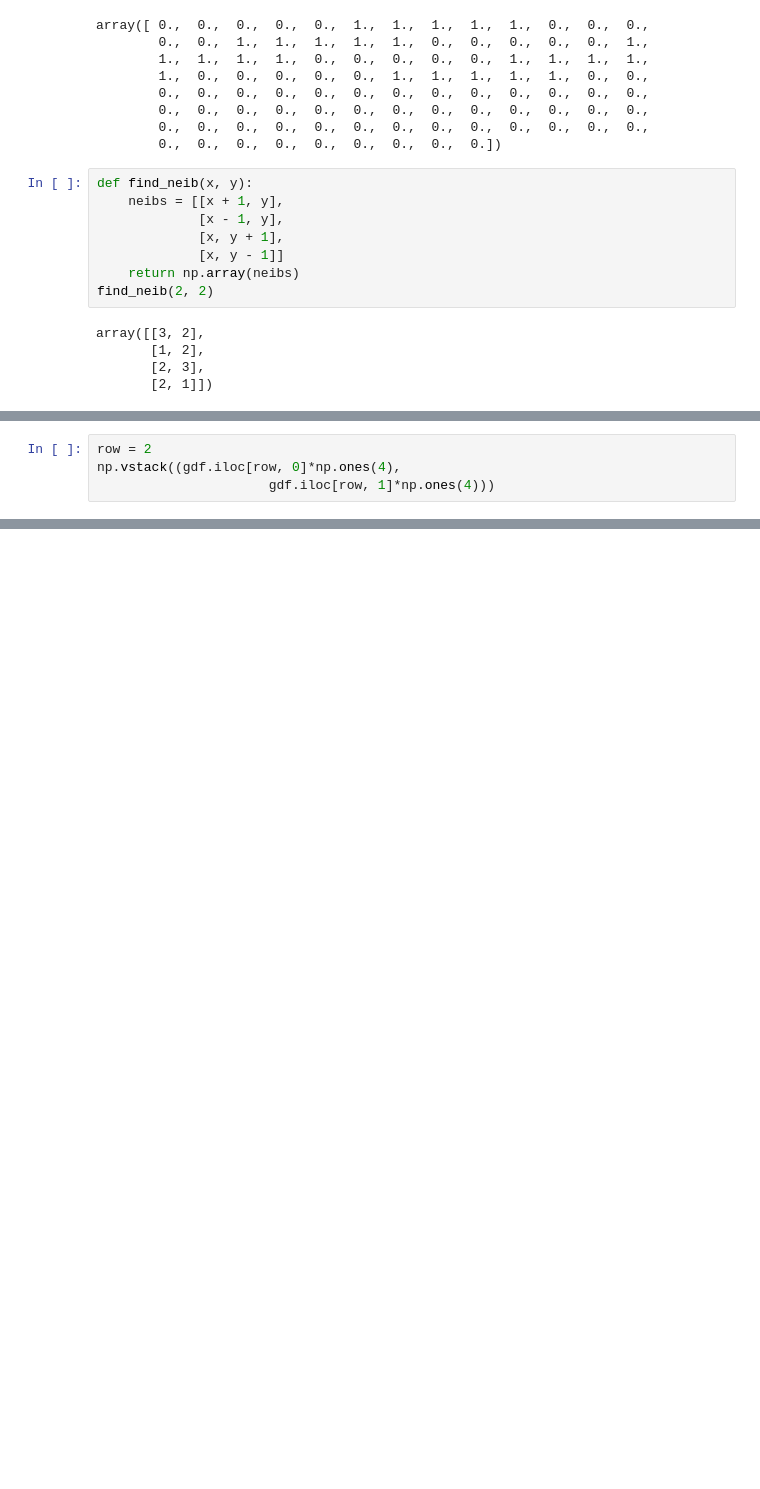
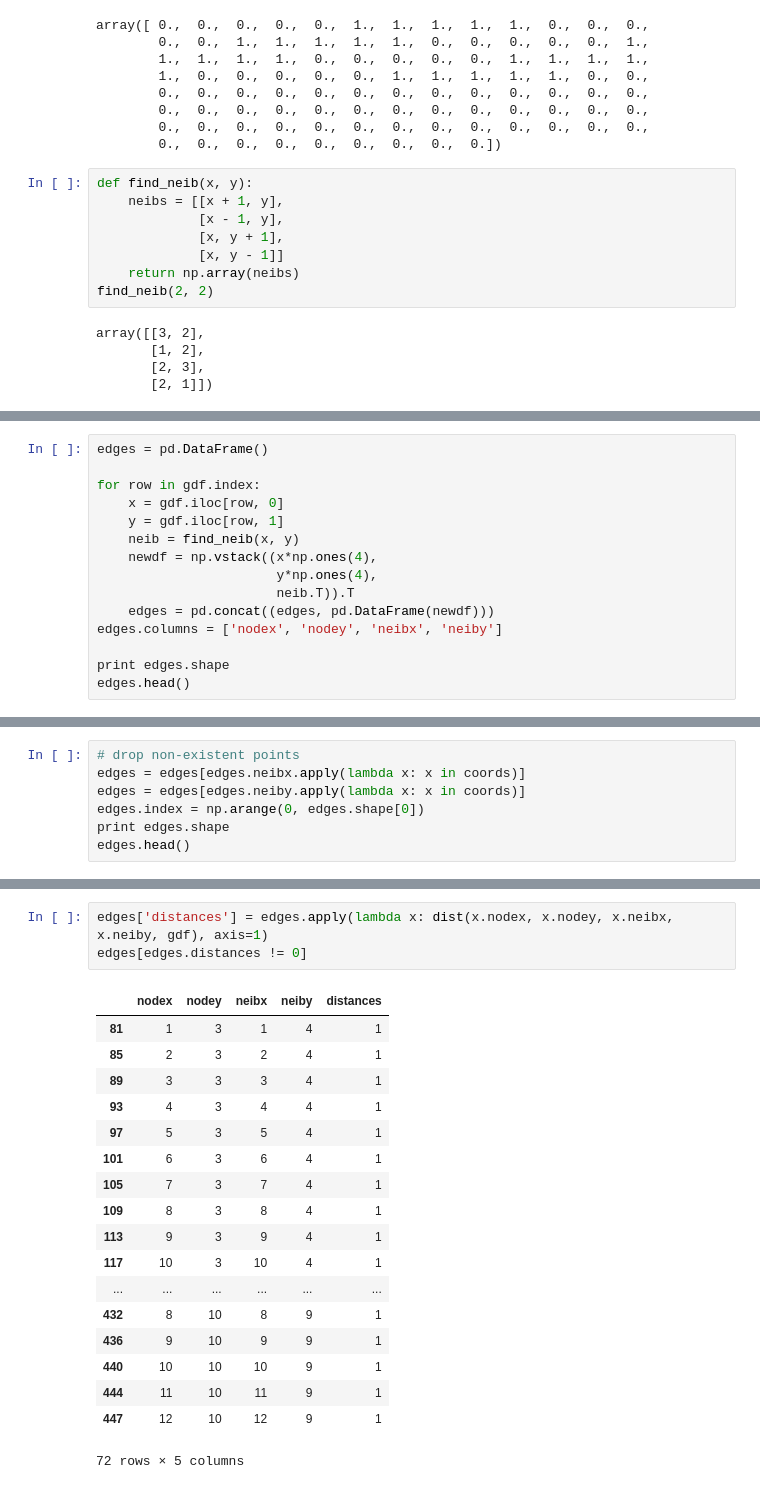
Before and after one commit to crupley/proj, a Jupyter notebook: explore/hood/graph similarity explore.ipynb, the cells around one changed output, grey strips where cells are left out. Drawn from its saved outputs; the diff is of its cells as text; blank space fills up the shorter version.

```diff
--- a/explore/hood/graph similarity explore.ipynb
+++ b/explore/hood/graph similarity explore.ipynb
@@ -98,4 +91,0 @@ edges
-# %%
-row = 2
-np.vstack((gdf.iloc[row, 0]*np.ones(4),
-                      gdf.iloc[row, 1]*np.ones(4)))
@@ -104,0 +165,15 @@ array([[ 3.,  3.,  3.,  3.],
+# %%
+edges = pd.DataFrame()
+
+for row in gdf.index:
+    x = gdf.iloc[row, 0]
+    y = gdf.iloc[row, 1]
+    neib = find_neib(x, y)
+    newdf = np.vstack((x*np.ones(4),
+                       y*np.ones(4),
+                       neib.T)).T
+    edges = pd.concat((edges, pd.DataFrame(newdf)))
+edges.columns = ['nodex', 'nodey', 'neibx', 'neiby']
+
+print edges.shape
+edges.head()
@@ -104,0 +188,7 @@ array([[ 3.,  3.,  3.,  3.],
+# %%
+# drop non-existent points
+edges = edges[edges.neibx.apply(lambda x: x in coords)]
+edges = edges[edges.neiby.apply(lambda x: x in coords)]
+edges.index = np.arange(0, edges.shape[0])
+print edges.shape
+edges.head()
@@ -104,0 +203,22 @@ array([[ 3.,  3.,  3.,  3.],
+# %%
+edges['distances'] = edges.apply(lambda x: dist(x.nodex, x.nodey, x.neibx, x.neiby, gdf), axis=1)
+edges[edges.distances != 0]
+# %% [output]
+|  | nodex | nodey | neibx | neiby | distances |
+| 81 | 1 | 3 | 1 | 4 | 1 |
+| 85 | 2 | 3 | 2 | 4 | 1 |
+| 89 | 3 | 3 | 3 | 4 | 1 |
+| 93 | 4 | 3 | 4 | 4 | 1 |
+| 97 | 5 | 3 | 5 | 4 | 1 |
+| 101 | 6 | 3 | 6 | 4 | 1 |
+| 105 | 7 | 3 | 7 | 4 | 1 |
+| 109 | 8 | 3 | 8 | 4 | 1 |
+| 113 | 9 | 3 | 9 | 4 | 1 |
+| 117 | 10 | 3 | 10 | 4 | 1 |
+| ... | ... | ... | ... | ... | ... |
+| 432 | 8 | 10 | 8 | 9 | 1 |
+| 436 | 9 | 10 | 9 | 9 | 1 |
+| 440 | 10 | 10 | 10 | 9 | 1 |
+| 444 | 11 | 10 | 11 | 9 | 1 |
+| 447 | 12 | 10 | 12 | 9 | 1 |
+72 rows × 5 columns
```
Also changed, not shown: parts of 10 cells of this notebook.
